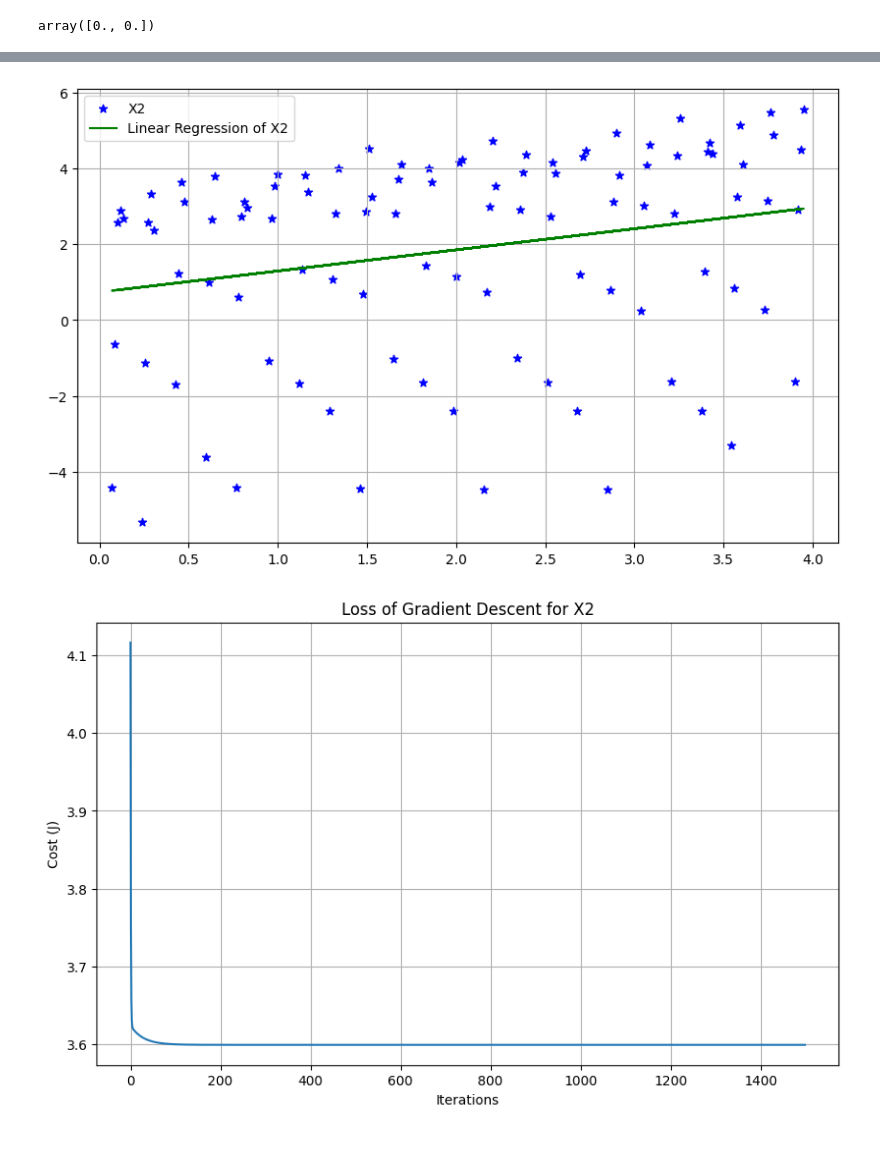
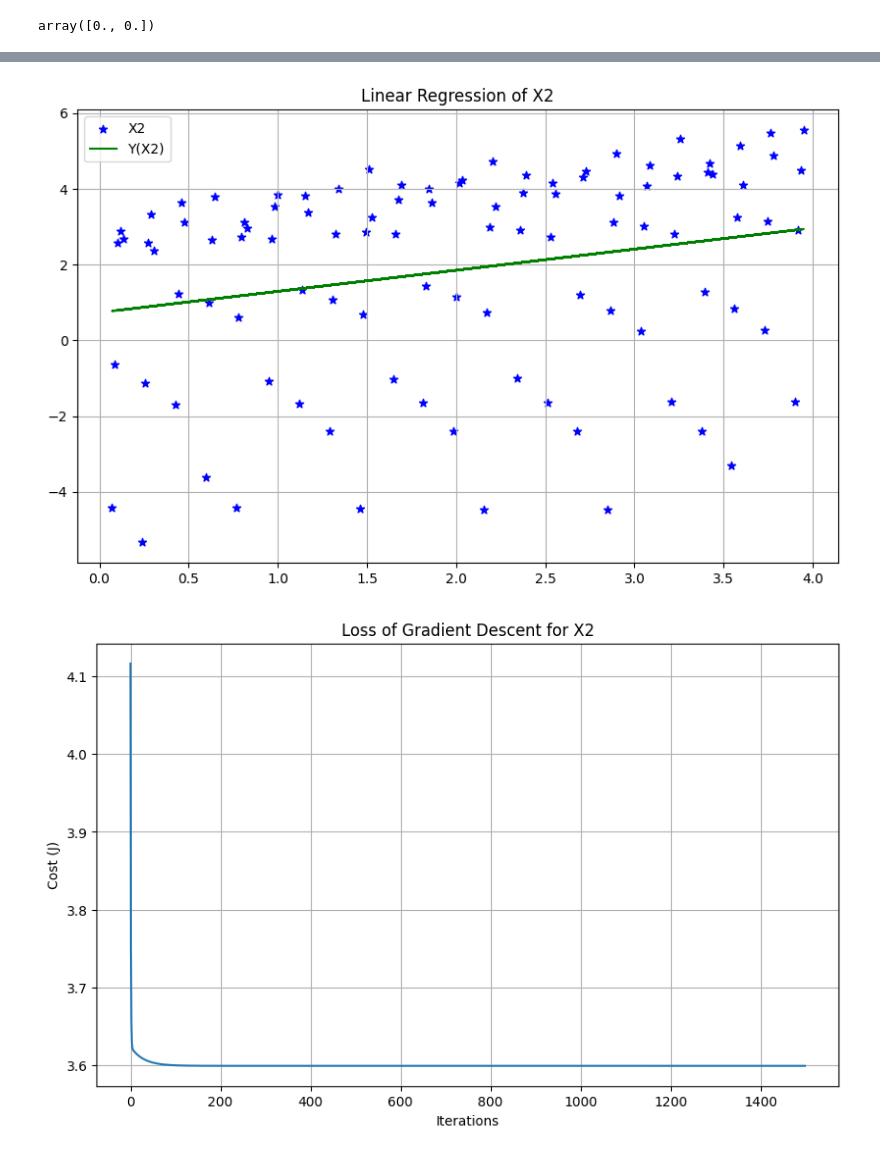
Before and after one commit to C-Little26/ECGR4105, a Jupyter notebook: ECGR4105_Hw1.ipynb, the cells around one changed output, grey strips where cells are left out. Cells and saved outputs as stored; diff of their text form; code cells hidden in the pictures.

```diff
--- a/ECGR4105_Hw1.ipynb
+++ b/ECGR4105_Hw1.ipynb
@@ -91,23 +92,24 @@ plt.show()
 # %%
 #scatter plot of training data
 plt.scatter(X_2[:,1], Y, color='blue', marker = '*', label = 'X2')
 plt.rcParams["figure.figsize"] = (10,6)
 #line plot of linear regression
-plt.plot(X_2[:,1], X_2.dot(theta_2), color='green', label = 'Linear Regression of X2')
+plt.plot(X_2[:,1], X_2.dot(theta_2), color='green', label = 'Y(X2)')
 
 plt.rcParams["figure.figsize"] = (10,6)
 plt.grid(True)
+plt.title('Linear Regression of X2')
 plt.legend()
 plt.show()
 
 plt.plot(cost_history_2)
 plt.grid(True)
 plt.title('Loss of Gradient Descent for X2')
 plt.xlabel('Iterations')
 plt.ylabel('Cost (J)')
 plt.show()
 # %% [output]
-[figure, old version]
+[figure, new version]
 [figure]
 # %%
 #scatter plot of training data
```
Also changed, not shown: parts of 10 cells of this notebook.
